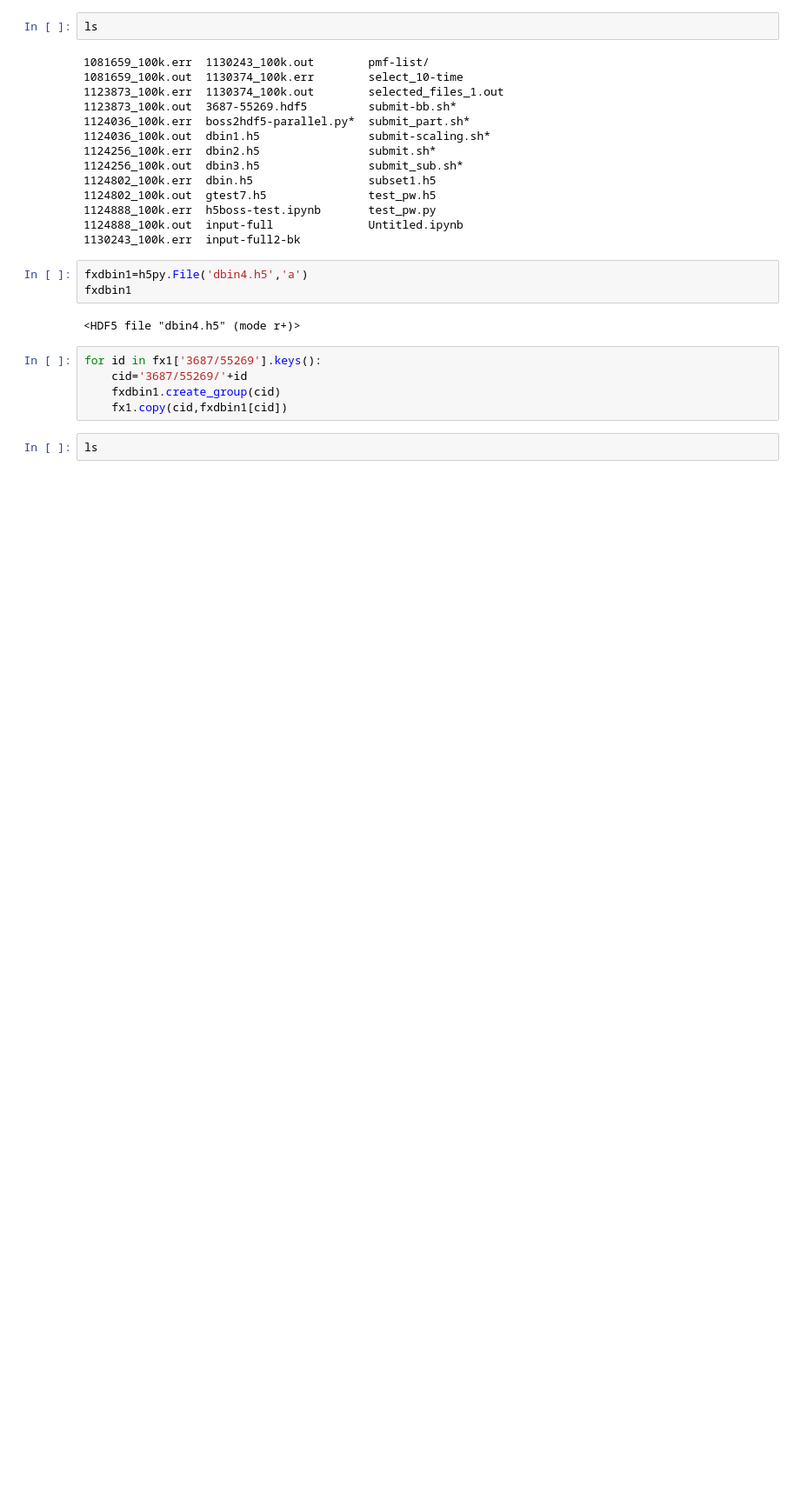
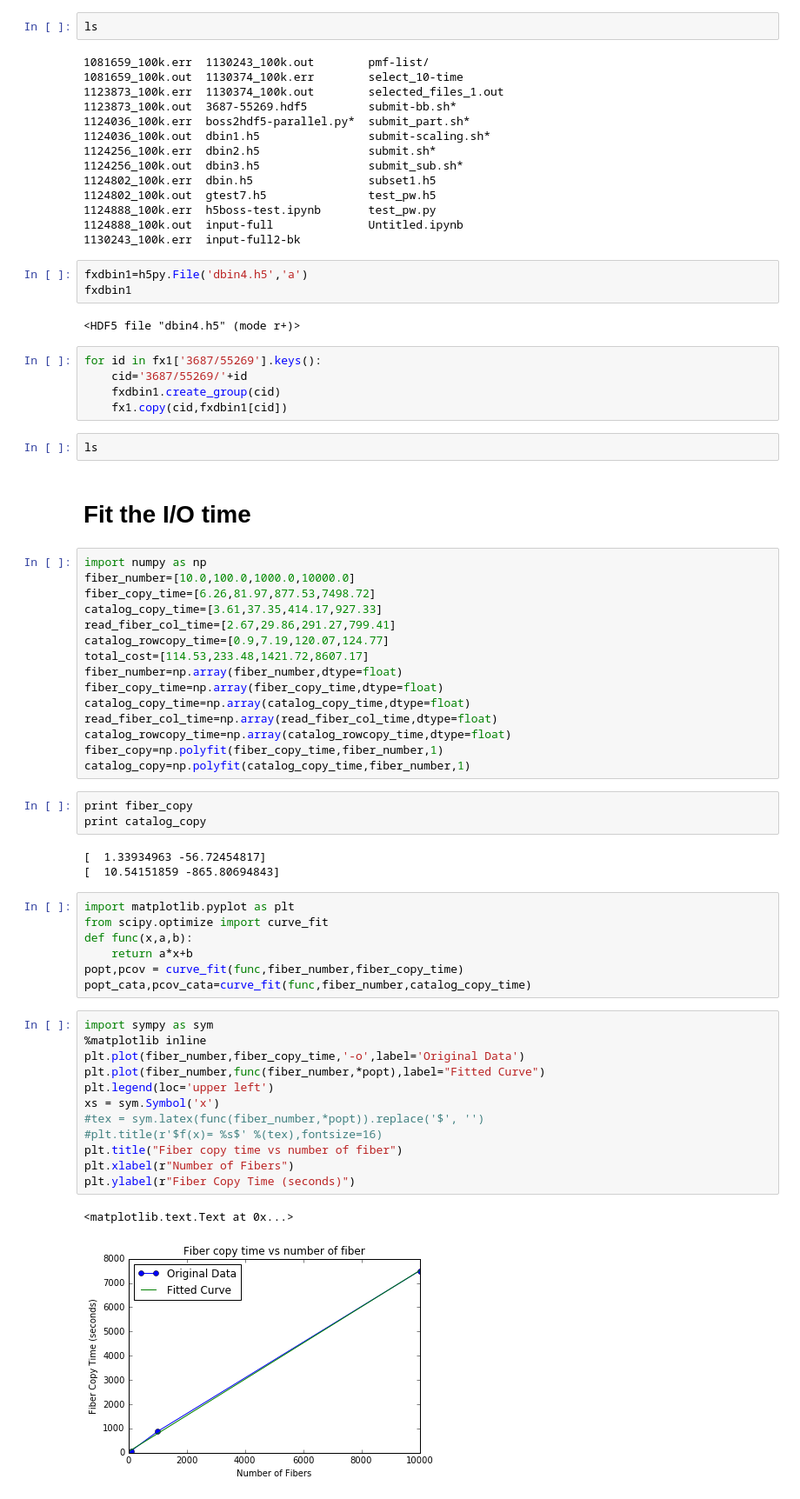
Before and after one commit to sbailey/h5boss, a Jupyter notebook: h5boss_py/demo/h5boss-test.ipynb, the cells around one changed output. Shown: that part at 87% size. Drawn from its saved outputs; the diff is of its cells as text; blank space fills up the shorter version.

```diff
--- a/h5boss_py/demo/h5boss-test.ipynb
+++ b/h5boss_py/demo/h5boss-test.ipynb
@@ -225,3 +225,48 @@ for id in fx1['3687/55269'].keys():
     fx1.copy(cid,fxdbin1[cid])
 # %%
 ls
+# %% [markdown]
+# Fit the I/O time
+# %%
+import numpy as np
+fiber_number=[10.0,100.0,1000.0,10000.0]
+fiber_copy_time=[6.26,81.97,877.53,7498.72]
+catalog_copy_time=[3.61,37.35,414.17,927.33]
+read_fiber_col_time=[2.67,29.86,291.27,799.41]
+catalog_rowcopy_time=[0.9,7.19,120.07,124.77]
+total_cost=[114.53,233.48,1421.72,8607.17]
+fiber_number=np.array(fiber_number,dtype=float)
+fiber_copy_time=np.array(fiber_copy_time,dtype=float)
+catalog_copy_time=np.array(catalog_copy_time,dtype=float)
+read_fiber_col_time=np.array(read_fiber_col_time,dtype=float)
+catalog_rowcopy_time=np.array(catalog_rowcopy_time,dtype=float)
+fiber_copy=np.polyfit(fiber_copy_time,fiber_number,1)
+catalog_copy=np.polyfit(catalog_copy_time,fiber_number,1)
+# %%
+print fiber_copy
+print catalog_copy
+# %% [output]
+[  1.33934963 -56.72454817]
+[  10.54151859 -865.80694843]
+# %%
+import matplotlib.pyplot as plt
+from scipy.optimize import curve_fit
+def func(x,a,b):
+    return a*x+b
+popt,pcov = curve_fit(func,fiber_number,fiber_copy_time)
+popt_cata,pcov_cata=curve_fit(func,fiber_number,catalog_copy_time)
+# %%
+import sympy as sym
+%matplotlib inline
+plt.plot(fiber_number,fiber_copy_time,'-o',label='Original Data')
+plt.plot(fiber_number,func(fiber_number,*popt),label="Fitted Curve")
+plt.legend(loc='upper left')
+xs = sym.Symbol('x')
+#tex = sym.latex(func(fiber_number,*popt)).replace('$', '')
+#plt.title(r'$f(x)= %s$' %(tex),fontsize=16)
+plt.title("Fiber copy time vs number of fiber")
+plt.xlabel(r"Number of Fibers")
+plt.ylabel(r"Fiber Copy Time (seconds)")
+# %% [output]
+<matplotlib.text.Text at 0x...>
+[figure, added]
```
Also changed, not shown: parts of 1 cell of this notebook, 6 other files.
